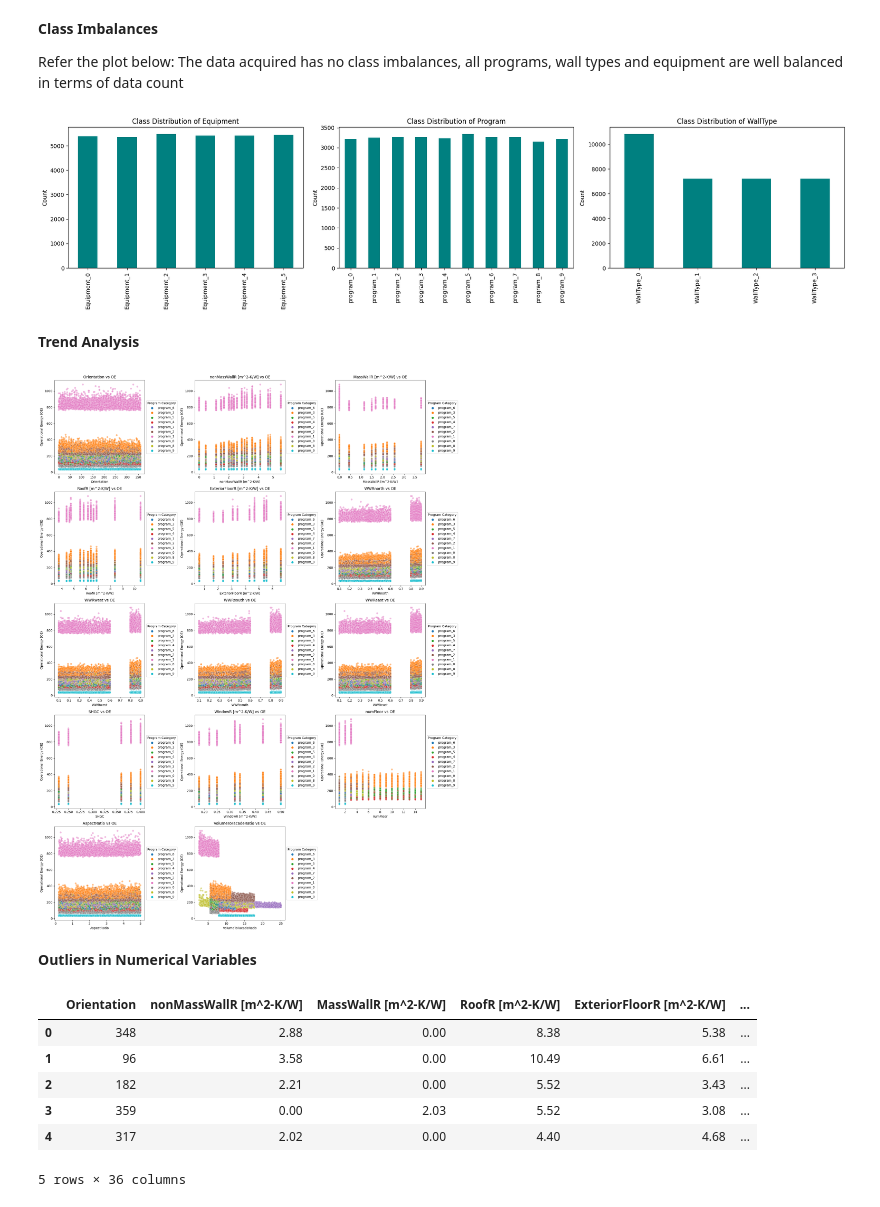
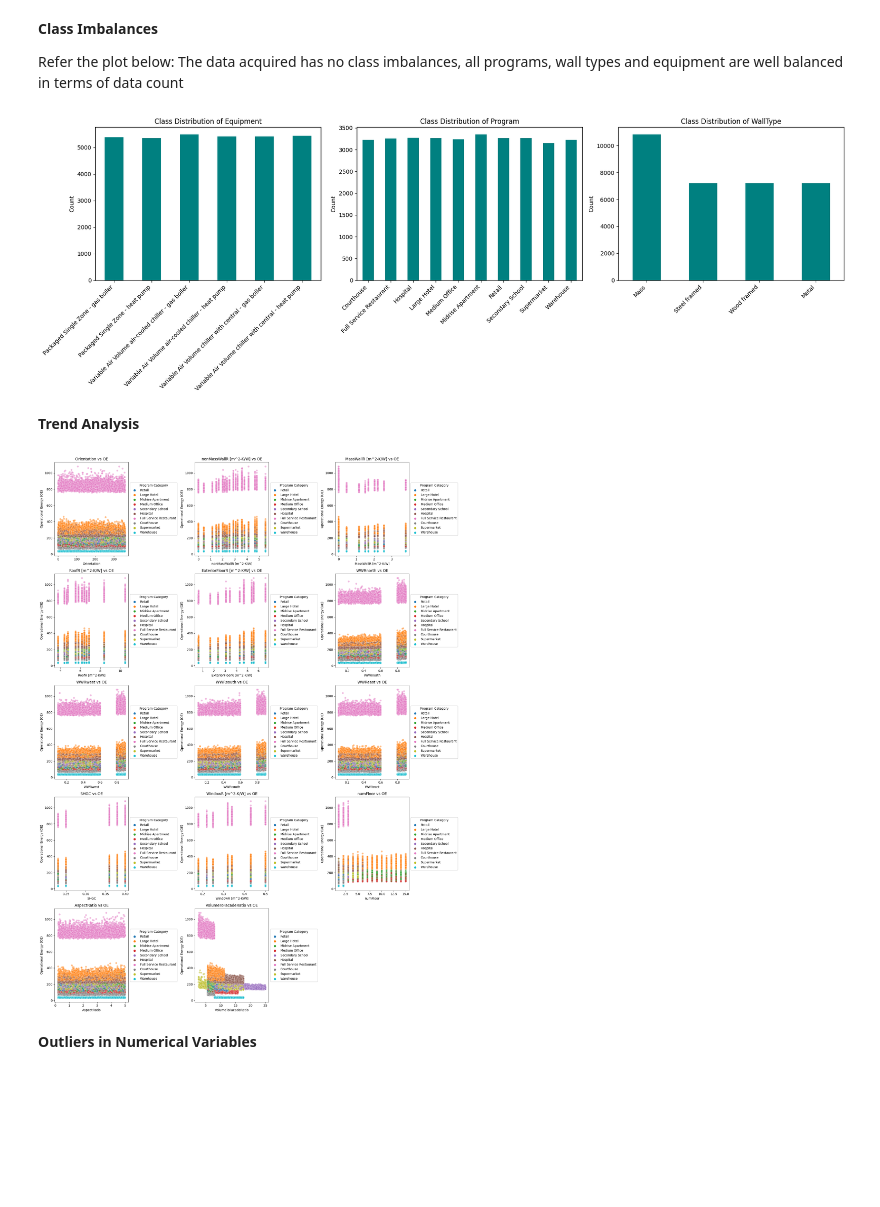
Before and after one commit to snwnkang/CS109A_Final, a Jupyter notebook: Final_Project_CS109_11112023_Sang.ipynb, the cells around one changed output. Drawn from its saved outputs; the diff is of its cells as text; code cells hidden in the pictures; blank space fills up the shorter version.

```diff
--- a/Final_Project_CS109_11112023_Sang.ipynb
+++ b/Final_Project_CS109_11112023_Sang.ipynb
@@ -135,15 +212,56 @@ class_imbalances = {
+# %%
+#for counts
+program_columns = [
+    "Courthouse",
+    "Full Service Restaurant",
+    "Hospital",
+    "Large Hotel",
+    "Medium Office",
+    "Midrise Apartment",
+    "Retail",
+    "Secondary School",
+    "Supermarket",
+    "Warehouse",
+]
+
+wall_columns = [
+    "Mass",
+    "Steel framed",
+    "Wood framed",
+    "Metal",
+]
+
+equip_columns = [
+    "Packaged Single Zone - gas boiler",
+    "Packaged Single Zone - heat pump",
+    "Variable Air Volume air-cooled chiller - gas boiler",
+    "Variable Air Volume air-cooled chiller - heat pump",
+    "Variable Air Volume chiller with central - gas boiler",
+    "Variable Air Volume chiller with central - heat pump",
+]
+
+equipment_counts = fd_copy[equip_columns].sum(axis=0)
+program_counts = fd_copy[program_columns].sum(axis=0)
+walltype_counts = fd_copy[wall_columns].sum(axis=0)
+
+class_imbalances = {
+    'Equipment': equipment_counts,
+    'Program': program_counts,
+    'WallType': walltype_counts
+}
 # %%
-fig, axes = plt.subplots(1, len(class_imbalances), figsize=(20, 5))
+fig, axes = plt.subplots(1, len(class_imbalances), figsize=(20, 7))
 
 for i, (column, counts) in enumerate(class_imbalances.items()):
     ax = axes[i] if len(class_imbalances) > 1 else axes
     counts.plot(kind='bar', ax=ax, color='teal')
     ax.set_title(f'Class Distribution of {column}')
     ax.set_ylabel('Count')
+    ax.set_xticklabels(ax.get_xticklabels(), rotation=45, ha='right')
 
 plt.tight_layout()
 plt.show()
 # %% [output]
-[figure, old version]
+[figure, new version]
 # %% [markdown]
 **Trend Analysis**
@@ -158,6 +268,5 @@ numerical_columns = [col for col in full_data.columns if not col.startswith(cate
 # %%
-program_columns = [col for col in full_data.columns if col.startswith('program_')]
-full_data['Program_Category'] = full_data[program_columns].idxmax(axis=1)
+fd_copy['Program_Category'] = fd_copy[program_columns].idxmax(axis=1)
 
 num_plots = len(numerical_columns)
 cols = 3
@@ -167,7 +276,7 @@ plt.figure(figsize=(cols * 7, rows * 5))
 
 for i, num_col in enumerate(numerical_columns, 1):
     plt.subplot(rows, cols, i)
-    sns.scatterplot(x=full_data[num_col], y=full_data['OE'], hue=full_data['Program_Category'], alpha=0.5)
+    sns.scatterplot(x=fd_copy[num_col], y=fd_copy['OE'], hue=fd_copy['Program_Category'], alpha=0.5)
     plt.title(f'{num_col} vs OE')
     plt.xlabel(num_col)
     plt.ylabel('Operational Energy (OE)')
@@ -178,16 +287,6 @@ for i, num_col in enumerate(numerical_columns, 1):
 plt.tight_layout(rect=[0, 0, 0.9, 1])
 plt.show()
 # %% [output]
-[figure, old version]
+[figure, new version]
 # %% [markdown]
 **Outliers in Numerical Variables**
-# %%
-full_data.head(5)
-# %% [output]
-|  | Orientation | nonMassWallR [m^2-K/W] | MassWallR [m^2-K/W] | RoofR [m^2-K/W] | ExteriorFloorR [m^2-K/W] | ... |
-| 0 | 348 | 2.88 | 0.00 | 8.38 | 5.38 | ... |
-| 1 | 96 | 3.58 | 0.00 | 10.49 | 6.61 | ... |
-| 2 | 182 | 2.21 | 0.00 | 5.52 | 3.43 | ... |
-| 3 | 359 | 0.00 | 2.03 | 5.52 | 3.08 | ... |
-| 4 | 317 | 2.02 | 0.00 | 4.40 | 4.68 | ... |
-5 rows × 36 columns
```
Also changed, not shown: parts of 14 cells of this notebook.
